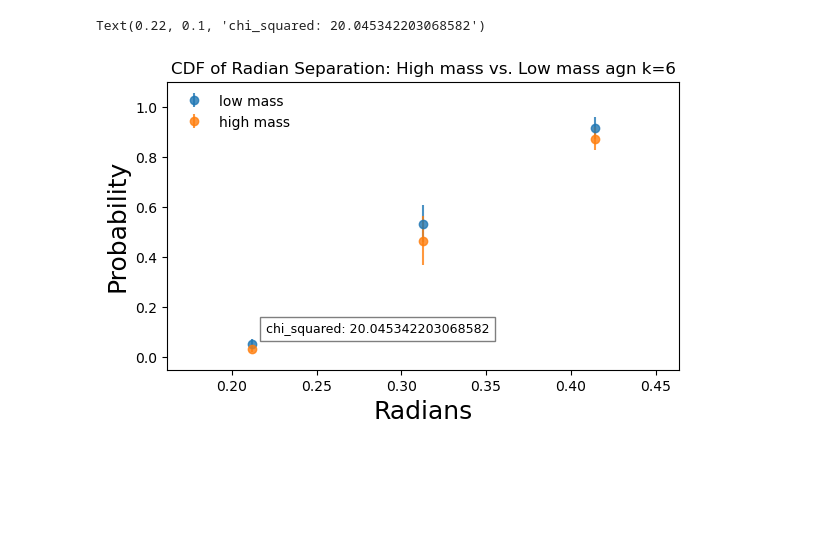
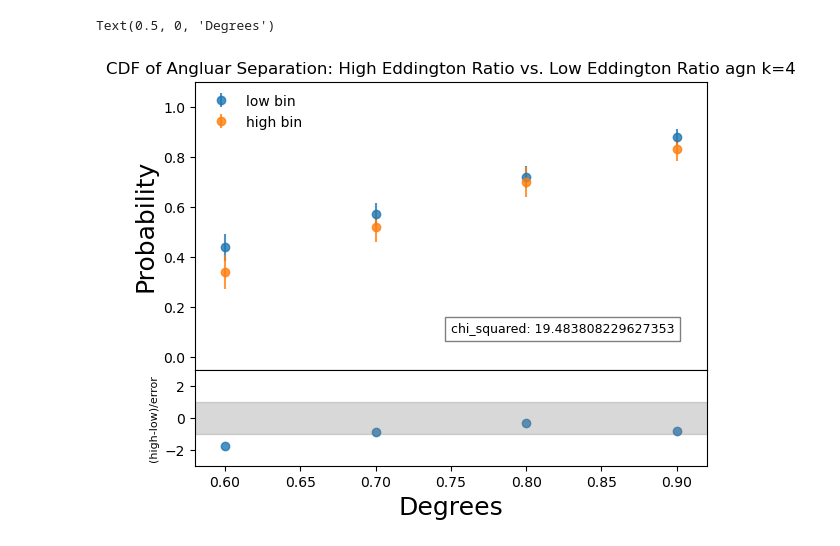
Before and after one commit to mcp74/AGNclustering, a Jupyter notebook: angular_kNN.ipynb, the cells around one changed output. Saved outputs shown, nothing was run; the diff lists cells and outputs as text; code cells hidden in the pictures; blank space fills up the shorter version.

```diff
--- a/angular_kNN.ipynb
+++ b/angular_kNN.ipynb
@@ -78,6 +81,8 @@ percentile=33
 # %%
 %autoreload 2
 
-lower, mid, upper = control_mult_var(agn=agnmass,bins1=zbins,bins2=massbins,control1='z',control2='Mbh',var='L210',percentile=50)
+# #Controlling for 2 vars
+# lower, mid, upper = control_mult_var(agn=agnmass,bins1=zbins,bins2=massbins,control1='z',control2='Mbh',var='L210',percentile=50)
 
-l, m, up = control_var(agn=agnmass,bins=zbins,control='z',var='Mbh',percentile=percentile)
+#Controlling for a singular var
+l, m, up = control_var(agn=agnmass,bins=zbins,control='z',var='Edd_rat',percentile=percentile)
@@ -305,4 +139,5 @@ Ngal 204 Nrand 37096 8
 # %%
+#Deleting first and last sampling from each output
 outputhigh = np.delete(outputhightemp, -1, axis=1)
 
 outputlow = np.delete(outputlowtemp, -1, axis=1)
@@ -310,3 +145,11 @@ outputlow = np.delete(outputlowtemp, -1, axis=1)
 errhigh = np.delete(errhightemp, -1, axis=1)
 
 errlow = np.delete(errlowtemp, -1, axis=1)
+
+outputhigh = np.delete(outputhigh, 0, axis=1)
+
+outputlow = np.delete(outputlow, 0, axis=1)
+
+errhigh = np.delete(errhigh, 0, axis=1)
+
+errlow = np.delete(errlow, 0, axis=1)
@@ -372,27 +194,35 @@ for i in range(kneighbors):
 # %%
-neighbor = 6
+neighbor = 4
+
+anglemax = angles[-1] * 180/(math.pi)
+anglemin = angles[0] * 180/(math.pi)
 
 ind = neighbor - 1
 
+#Calculate relevant values
+chi_squared = kNN_chi_squared(outputhigh,outputlow,covhigh,covlow,concatenate=True)
+differr = kNN_diff_error(outputhigh[ind],outputlow[ind],errhigh[ind],errlow[ind],single_neighbor=True)
+chi_strnew = 'chi_squared: '+ str(chi_squared)
+
+#Main Plot
+fig1 = plt.figure(1)
+frame1=fig1.add_axes((.1,.3,.8,.6),yticks=[.0,.2,.4,.6,.8,1.0])
+plt.errorbar(angles * 360/(2*math.pi), outputlow[ind], yerr=errlow[ind],fmt='o',label='low bin',alpha=0.8)
+plt.errorbar(angles * 360/(2*math.pi), outputhigh[ind], yerr=errhigh[ind],fmt='o',label='high bin',alpha=0.8)
+plt.ylabel('Probability',fontsize=18)
+plt.legend(frameon=False,numpoints=1,loc=2)
+plt.title('CDF of Angluar Separation: High Eddington Ratio vs. Low Eddington Ratio agn k=' + str(neighbor))
+plt.axis([anglemin -.02, anglemax+.02,-.05,1.1])
+plt.text(0.75, 0.1, chi_strnew, fontsize=9,bbox = dict(facecolor = 'white', alpha = 0.5))
 
 
-fig1 = plt.figure(1)
-frame1=fig1.add_axes((.1,.3,.8,.6),yticks=[.0,.2,.4,.6,.8,1.0])
-plt.errorbar(rslistvalues[ind],outputlowconc[ind],yerr=errlow[ind],fmt='o',label='low mass',alpha=0.8)
-plt.errorbar(rslistvalues[ind],outputhighconc[ind],yerr=errhigh[ind],fmt='o',label='high mass',alpha=0.8)
-plt.legend(frameon=False,numpoints=1,loc=2)
-plt.title('CDF of Radian Separation: High mass vs. Low mass agn k=' + str(neighbor))
-plt.ylabel('Probability',fontsize=18)
-plt.xlabel('Radians',fontsize=18)
-
-plt.axis([rslistvalues[ind][0] - 0.05, rslistvalues[ind][-1] + 0.05,-.05,1.1])
-
-chi_squared = kNN_chi_squared(outputlowconc,outputhighconc,covlow,covhigh,concatenate=True)
-
-
-# chi_squared = kNN_chi_squared(outputhighconc,outputlowconc,covhigh,covlow,concatenate=True)
-chi_strnew = 'chi_squared: '+ str(chi_squared)
-plt.text(0.22, 0.1, chi_strnew, fontsize=9,bbox = dict(facecolor = 'white', alpha = 0.5))
+#Subplot
+frame2=fig1.add_axes((.1,.1,.8,.2),yticks=[-2,0,2])
+plt.scatter(angles * 360/(2*math.pi),(outputhigh[ind]-outputlow[ind])/differr[ind],label='high-low',alpha=0.8)
+plt.fill_between([-1,1],[1,1],[-1,-1],color='gray',alpha=0.3)
+plt.ylabel('(high-low)/error',fontsize=8)
+plt.axis([anglemin -.02, anglemax+.02,-3.01,3.01])
+plt.xlabel('Degrees',fontsize=18)
 # %% [output]
-Text(0.22, 0.1, 'chi_squared: 20.045342203068582')
+Text(0.5, 0, 'Degrees')
-[figure, old version]
+[figure, new version]
```
Also changed, not shown: parts of 17 cells of this notebook, 3 other files.
